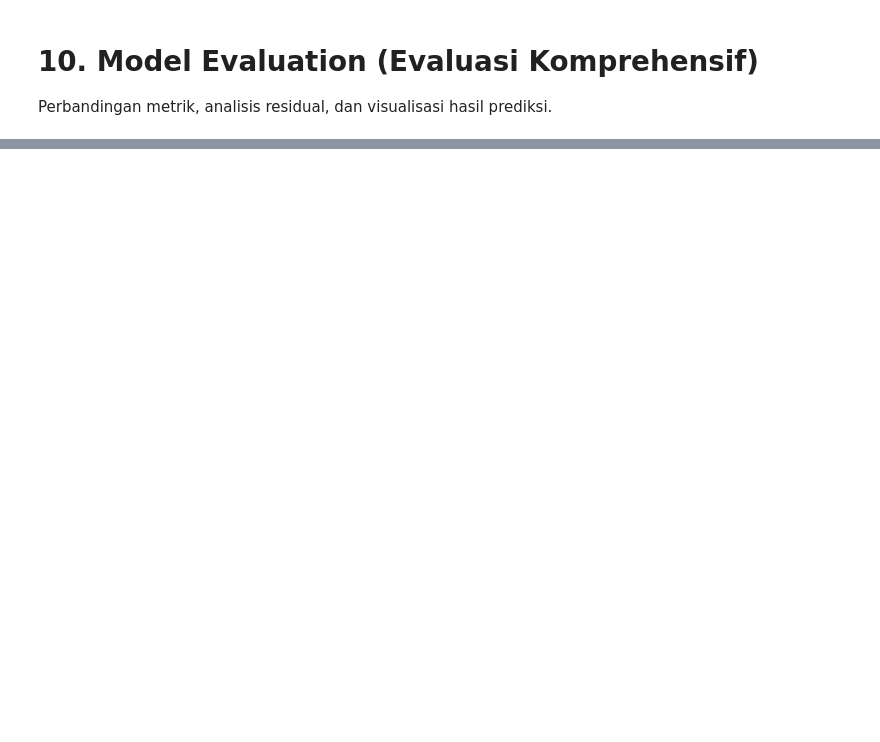
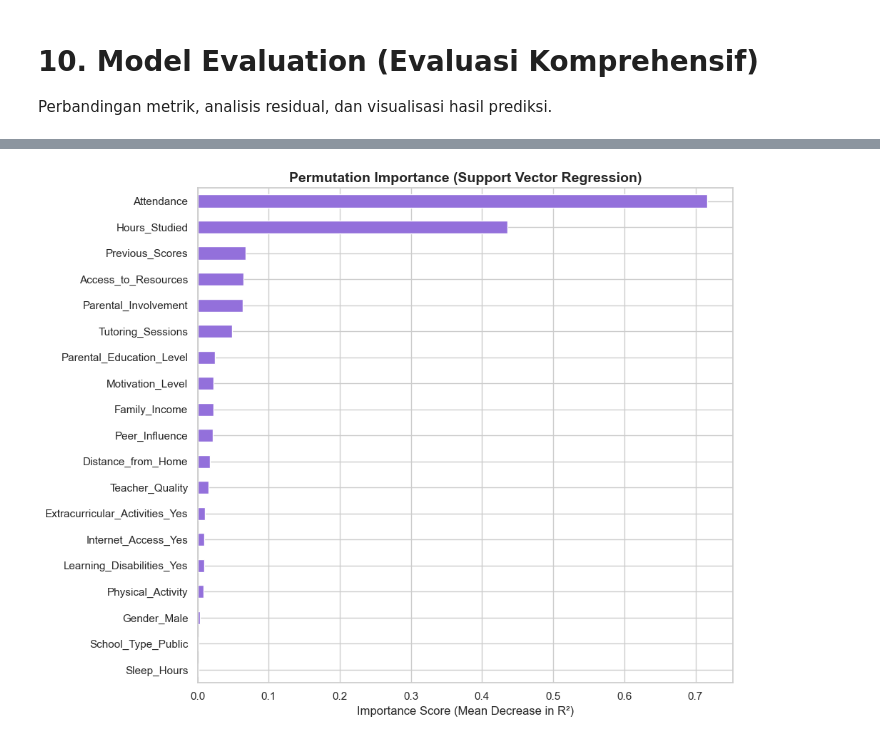
Before and after one commit to Fahmi1945/Student-Examp-Performance-DS, a Jupyter notebook: UAS_DS.ipynb, the cells around one changed output, grey strips where cells are left out. Drawn from its saved outputs; the diff is of its cells as text; code cells hidden in the pictures; blank space fills up the shorter version.

```diff
--- a/Student_Examp_Performance_DS.ipynb
+++ b/UAS_DS.ipynb
@@ -967 +889,20 @@ plt.show()
+# %%
+from sklearn.inspection import permutation_importance
+
+# Calculate Permutation Importance for SVR
+result = permutation_importance(model_svr, X_test_scaled, y_test, n_repeats=10, random_state=42, n_jobs=-1)
+
+# Organize results into a DataFrame
+perm_importance_svr = pd.Series(result.importances_mean, index=X.columns)
+perm_importance_svr = perm_importance_svr.sort_values(ascending=True)
+
+# Plotting Permutation Importance
+plt.figure(figsize=(10, 8))
+perm_importance_svr.plot(kind='barh', color='mediumpurple')
+plt.title('Permutation Importance (Support Vector Regression)', fontsize=14, fontweight='bold')
+plt.xlabel('Importance Score (Mean Decrease in R²)')
+plt.tight_layout()
+plt.show()
+# %% [output]
+[figure, added]
 # %% [markdown]
```
Also changed, not shown: parts of 23 cells of this notebook.
